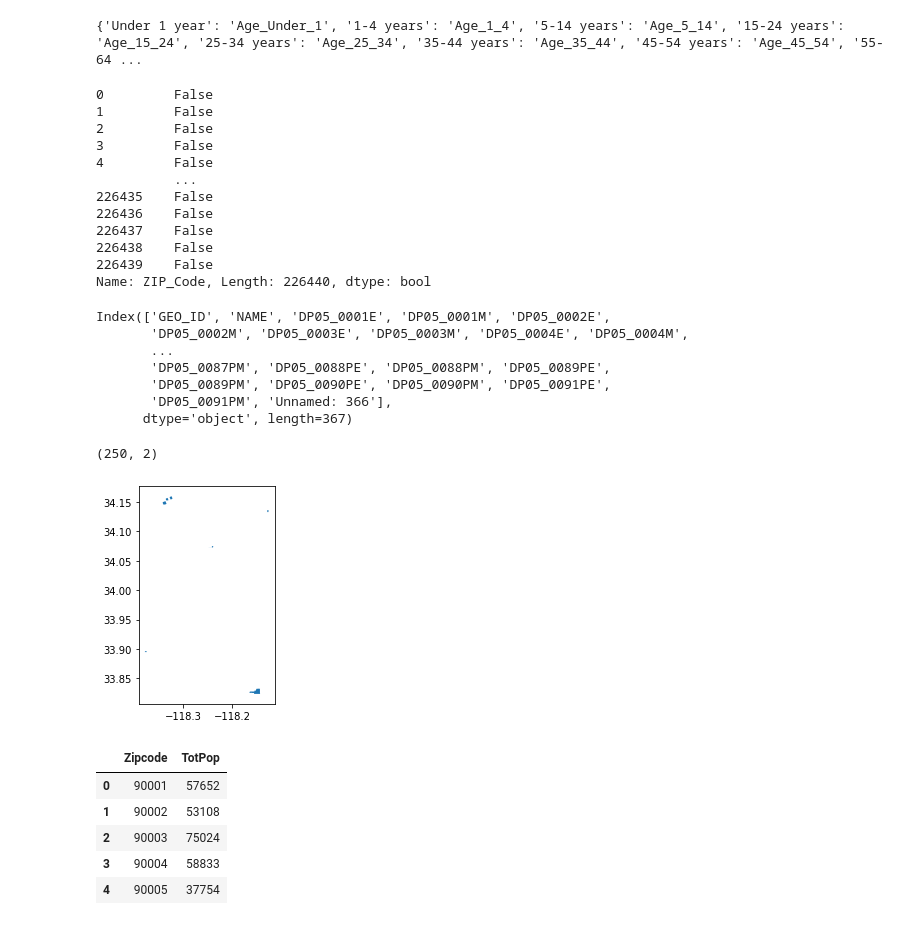
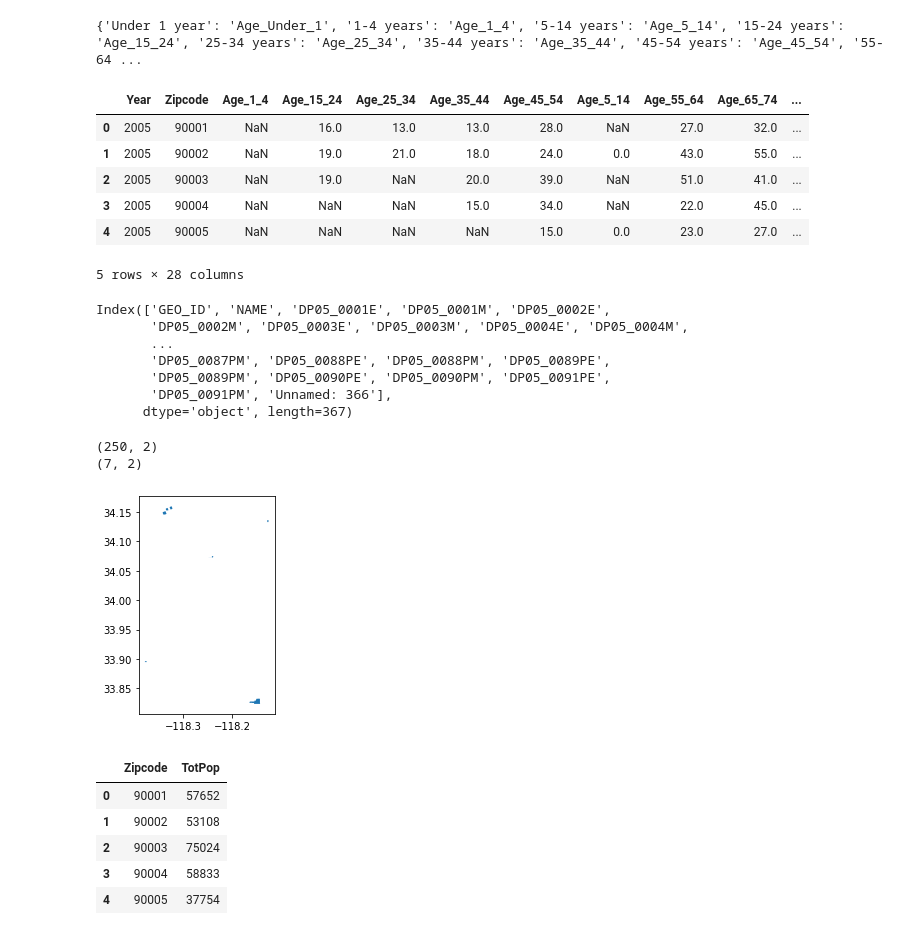
Before and after one commit to weikaylee/surf24_draft, a Jupyter notebook: analysis/scripts/mortality_health_data.ipynb, the cells around one changed output. Drawn from its saved outputs; the diff is of its cells as text; code cells hidden in the pictures.

```diff
--- a/analysis/scripts/mortality_health_data.ipynb
+++ b/analysis/scripts/mortality_health_data.ipynb
@@ -107,14 +107,15 @@ counts_df = pd.DataFrame()
 for data in mortality_data:
     df = pd.read_csv(data)
     # df_years = df.loc[df["Year"].isin(years)]
+    df["ZIP_Code"] = df["ZIP_Code"].astype("string")
     df_filterd = df.loc[(df["Year"].isin(years)) & (df["ZIP_Code"].isin(zipcodes["ZIPCODE"].to_list()))].reset_index()
 
     # extract age-specific, all-cause counts
-    df_age = df_filterd[df_filterd["Strata"] == "Age"]
+    df_age = df_filterd.loc[df_filterd["Strata"] == "Age"]
     df_age = df_age.pivot(index=["Year", "ZIP_Code"], columns="Strata_Name", values="Count")
 
     # extract cause-specific, all-age counts (and all-cause, all-age)
-    df_cause = df_filterd[df_filterd["Strata"] == "Total Population"]
+    df_cause = df_filterd.loc[df_filterd["Strata"] == "Total Population"]
     df_cause = df_cause.pivot(index=["Year", "ZIP_Code"], columns="Cause_Desc", values="Count")
 
     # join dfs
@@ -123,24 +124,16 @@ for data in mortality_data:
 
     # concat to final df
     counts_df = pd.concat([counts_df, joined], ignore_index=True)
-# %%
-df["ZIP_Code"].astype("string")
-df["ZIP_Code"].isin(zipcodes["ZIPCODE"].to_list())
-
-# TODO figure out why this is false....
-# %% [output]
-0         False
-1         False
-2         False
-3         False
-4         False
-          ...
-226435    False
-226436    False
-226437    False
-226438    False
-226439    False
-Name: ZIP_Code, Length: 226440, dtype: bool
+# %%
+counts_df.head()
+# %% [output]
+|  | Year | Zipcode | Age_1_4 | Age_15_24 | Age_25_34 | Age_35_44 | Age_45_54 | Age_5_14 | Age_55_64 | Age_65_74 | ... |
+| 0 | 2005 | 90001 | NaN | 16.0 | 13.0 | 13.0 | 28.0 | NaN | 27.0 | 32.0 | ... |
+| 1 | 2005 | 90002 | NaN | 19.0 | 21.0 | 18.0 | 24.0 | 0.0 | 43.0 | 55.0 | ... |
+| 2 | 2005 | 90003 | NaN | 19.0 | NaN | 20.0 | 39.0 | NaN | 51.0 | 41.0 | ... |
+| 3 | 2005 | 90004 | NaN | NaN | NaN | 15.0 | 34.0 | NaN | 22.0 | 45.0 | ... |
+| 4 | 2005 | 90005 | NaN | NaN | NaN | NaN | 15.0 | 0.0 | 23.0 | 27.0 | ... |
+5 rows × 28 columns
 # %%
 # save counts df
 out_dir = os.path.join("..", "processed", "health_data")
@@ -173,17 +166,18 @@ pop_df["NAME"] = pop_df["NAME"].str[6:]
 # rename columns
 pop_df = pop_df.rename(columns={"NAME": "Zipcode", "DP05_0001E": "TotPop"})
 
-# get pop for relevant zipcodes (assumed same across mortality data)
-pop_subset_df = pop_df[pop_df["Zipcode"].isin(zipcodes["ZIPCODE"].to_list())] # hceeck here...
+# get pop for relevant zipcodes (const across all mortality files)
+pop_subset_df = pop_df.loc[pop_df["Zipcode"].isin(zipcodes["ZIPCODE"].to_list())]
 print(pop_subset_df.shape)
 
 # missing data for 7 zipcodes
-pop_missing = zipcodes[~zipcodes["ZIPCODE"].isin(pop_subset_df["Zipcode"].to_list())]
+pop_missing = zipcodes.loc[~zipcodes["ZIPCODE"].isin(pop_subset_df["Zipcode"].to_list())]
 print(pop_missing.shape)
 pop_missing.plot()
 plt.show()
 # %% [output]
 (250, 2)
+(7, 2)
 [figure]
 # %%
 pop_subset_df.head()
```
Also changed, not shown: parts of 9 cells of this notebook.
